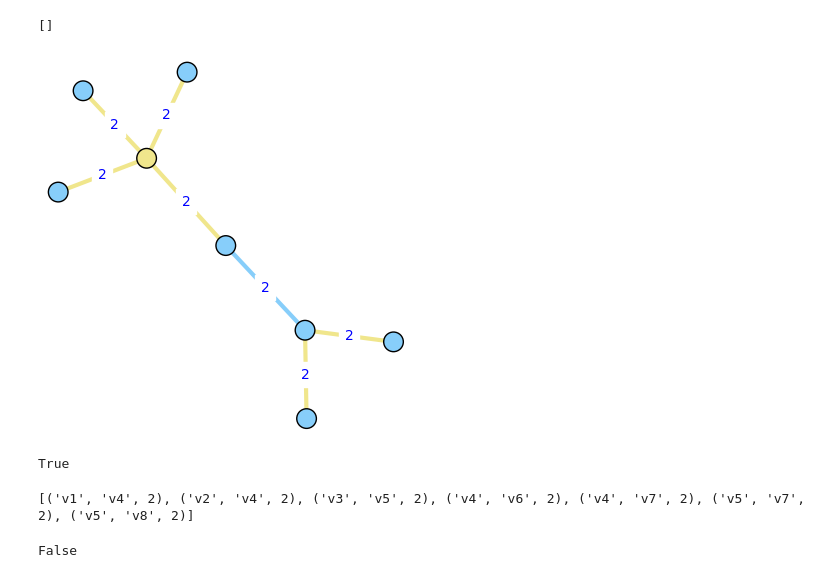
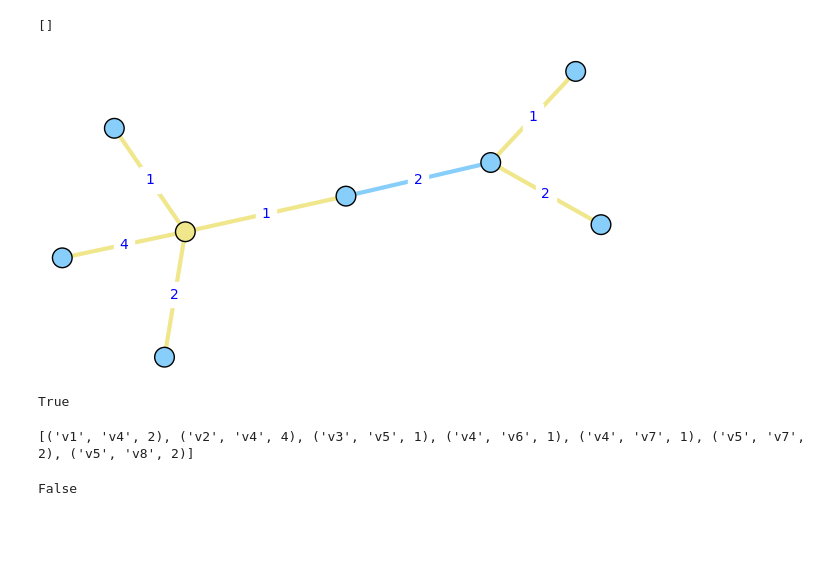
Before and after one commit to alexjbest/cluster-pictures, a Jupyter notebook: by-trees.ipynb, the cells around one changed output. Saved outputs shown, nothing was run; the diff lists cells and outputs as text; code cells hidden in the pictures; blank space fills up the shorter version.

```diff
--- a/by-trees.ipynb
+++ b/by-trees.ipynb
@@ -71,23 +71,23 @@ T.blue_edges()
 # %%
 T = BYTree()
 T.add_blue_vertex('v1')
 T.add_blue_vertex('v2')
 T.add_blue_vertex('v3')
 T.add_yellow_vertex('v4')
 T.add_blue_vertex('v5')
 T.add_blue_vertex('v6')
 T.add_blue_vertex('v7')
 T.add_blue_vertex('v8')
 T.add_yellow_edge(('v1', 'v4', 2))
-T.add_yellow_edge(('v2', 'v4', 2))
-T.add_yellow_edge(('v6', 'v4', 2))
-T.add_yellow_edge(('v7', 'v4', 2))
+T.add_yellow_edge(('v2', 'v4', 4))
+T.add_yellow_edge(('v6', 'v4', 1))
+T.add_yellow_edge(('v7', 'v4', 1))
 T.add_blue_edge(('v7', 'v5', 2))
-T.add_yellow_edge(('v3', 'v5', 2))
+T.add_yellow_edge(('v3', 'v5', 1))
 T.add_yellow_edge(('v8', 'v5', 2))
 plot(T)
 # %% [output]
-[figure, old version]
+[figure, new version]
 # %%
 T.validate()
 # %% [output]
@@ -95,7 +95,7 @@ True
 # %%
 T.edges(sort=False)
 # %% [output]
-[('v1', 'v4', 2), ('v2', 'v4', 2), ('v3', 'v5', 2), ('v4', 'v6', 2), ('v4', 'v7', 2), ('v5', 'v7', 2), ('v5', 'v8', 2)]
+[('v1', 'v4', 2), ('v2', 'v4', 4), ('v3', 'v5', 1), ('v4', 'v6', 1), ('v4', 'v7', 1), ('v5', 'v7', 2), ('v5', 'v8', 2)]
 # %%
 T.has_loops()
 # %% [output]
```
Also changed, not shown: parts of 28 cells of this notebook, 4 other files.
